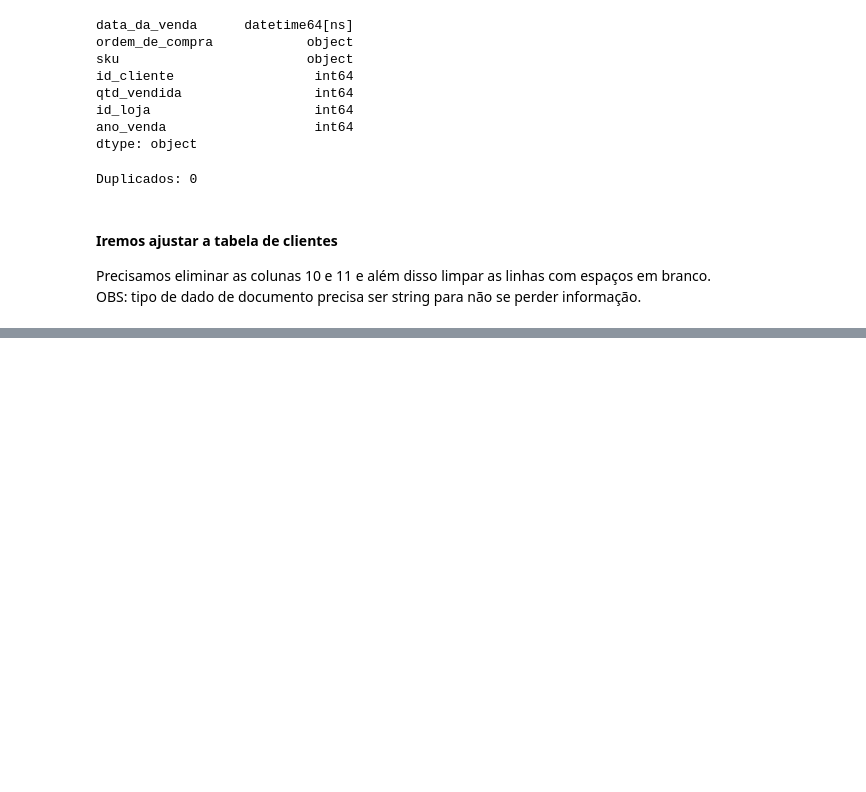
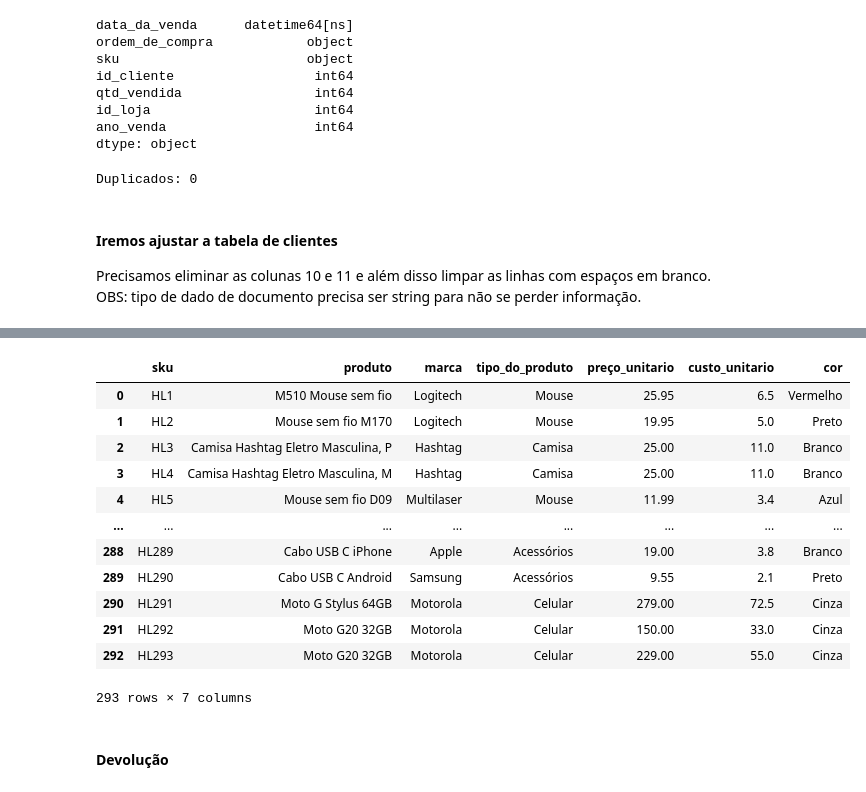
Before and after one commit to Marcelo-Kimura-Data/Projeto_01_Pipeline_CSV_SQL, a Jupyter notebook: Script_Projeto.ipynb, the cells around one changed output, grey strips where cells are left out. Saved outputs shown, nothing was run; the diff lists cells and outputs as text; code cells hidden in the pictures; blank space fills up the shorter version.

```diff
--- a/Script_Projeto.ipynb
+++ b/Script_Projeto.ipynb
@@ -418,0 +442,18 @@ memory usage: 21.6+ KB
+# %%
+df_produtos
+# %% [output]
+|  | sku | produto | marca | tipo_do_produto | preço_unitario | custo_unitario | cor |
+| 0 | HL1 | M510 Mouse sem fio | Logitech | Mouse | 25.95 | 6.5 | Vermelho |
+| 1 | HL2 | Mouse sem fio M170 | Logitech | Mouse | 19.95 | 5.0 | Preto |
+| 2 | HL3 | Camisa Hashtag Eletro Masculina, P | Hashtag | Camisa | 25.00 | 11.0 | Branco |
+| 3 | HL4 | Camisa Hashtag Eletro Masculina, M | Hashtag | Camisa | 25.00 | 11.0 | Branco |
+| 4 | HL5 | Mouse sem fio D09 | Multilaser | Mouse | 11.99 | 3.4 | Azul |
+| ... | ... | ... | ... | ... | ... | ... | ... |
+| 288 | HL289 | Cabo USB C iPhone | Apple | Acessórios | 19.00 | 3.8 | Branco |
+| 289 | HL290 | Cabo USB C Android | Samsung | Acessórios | 9.55 | 2.1 | Preto |
+| 290 | HL291 | Moto G Stylus 64GB | Motorola | Celular | 279.00 | 72.5 | Cinza |
+| 291 | HL292 | Moto G20 32GB | Motorola | Celular | 150.00 | 33.0 | Cinza |
+| 292 | HL293 | Moto G20 32GB | Motorola | Celular | 229.00 | 55.0 | Cinza |
+293 rows × 7 columns
+# %% [markdown]
+#### Devolução
```
Also changed, not shown: parts of 7 cells of this notebook.
